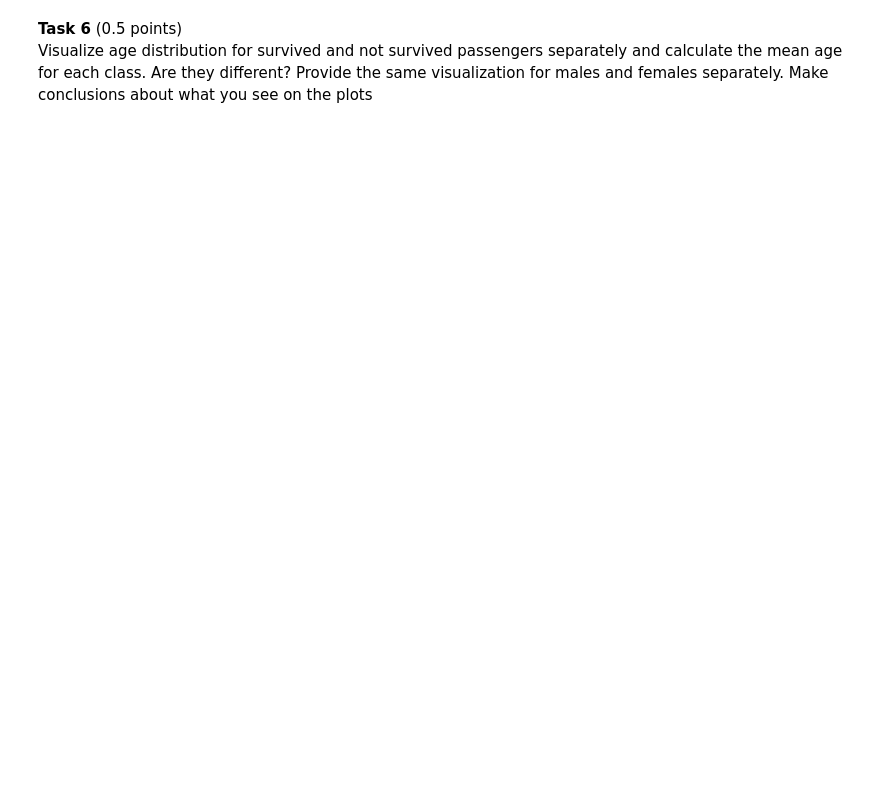
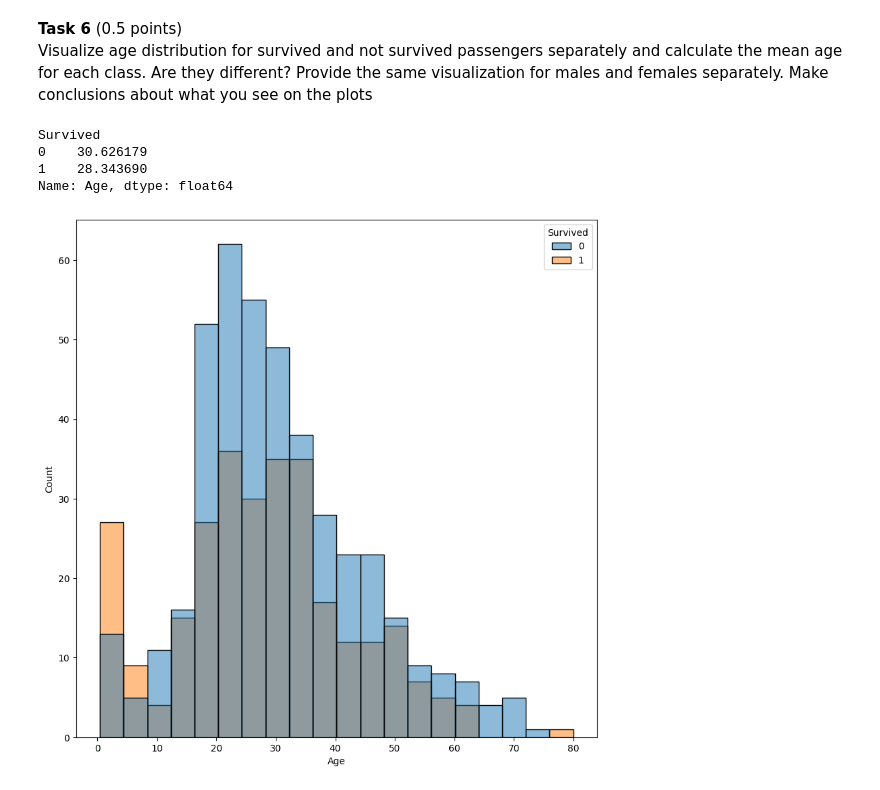
Before and after one commit to Bogdan108/ML, a Jupyter notebook: HW/Luckyanchuck_hw1_2023.ipynb, the cells around one changed output. Saved outputs shown, nothing was run; the diff lists cells and outputs as text; code cells hidden in the pictures; blank space fills up the shorter version.

```diff
--- a/HW/Luckyanchuck_hw1_2023.ipynb
+++ b/HW/Luckyanchuck_hw1_2023.ipynb
@@ -604,0 +643,11 @@ Visualize age distribution for survived and not survived passengers separately a
+# %%
+print(dataset.groupby(['Survived']).Age.mean())
+plt.figure(figsize=(10, 10))
+sns.histplot(data=dataset, x='Age', hue='Survived')
+plt.show()
+# %% [output]
+Survived
+0    30.626179
+1    28.343690
+Name: Age, dtype: float64
+[figure, added]
```
Also changed, not shown: parts of 16 cells of this notebook, 1 other file.
